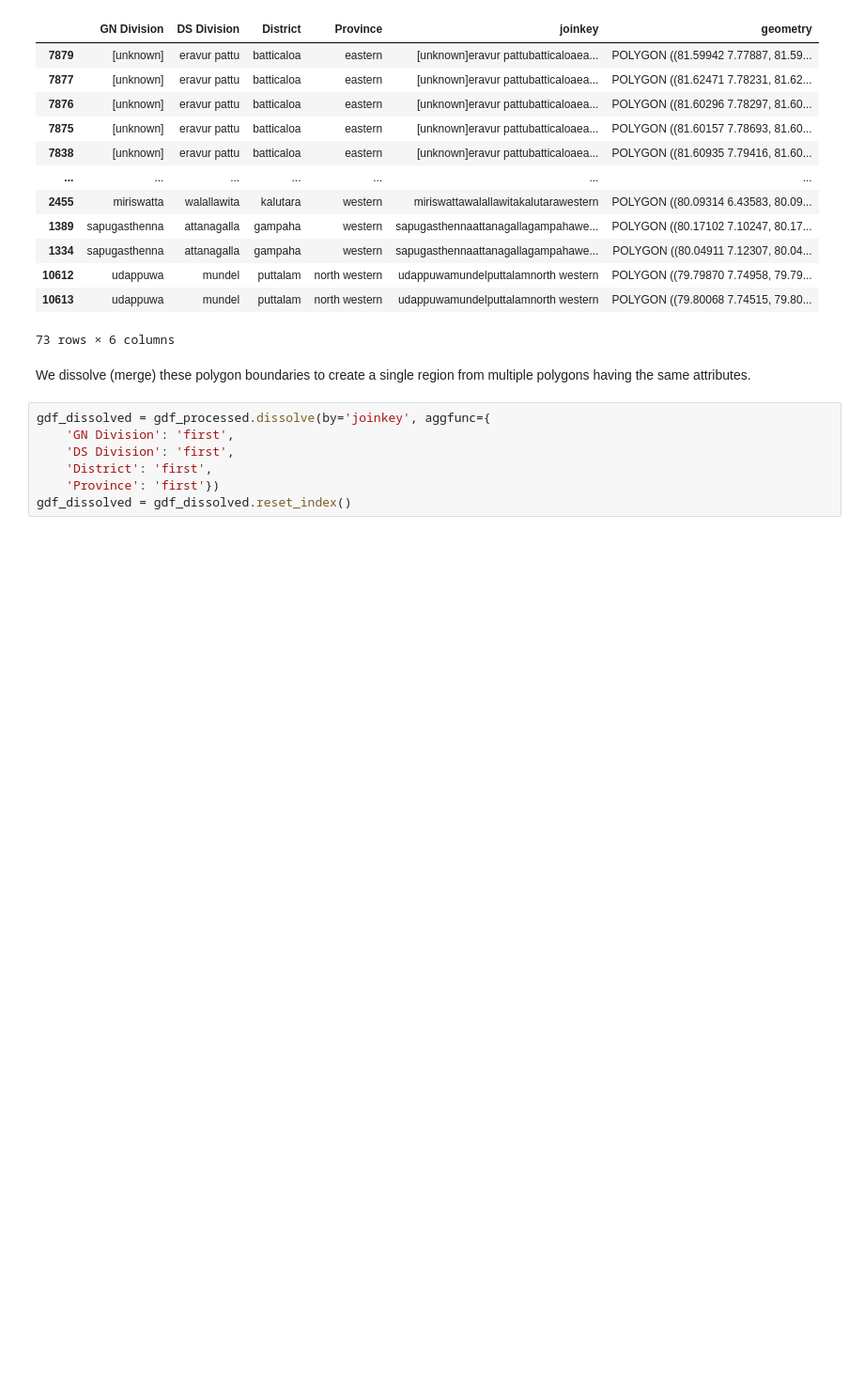
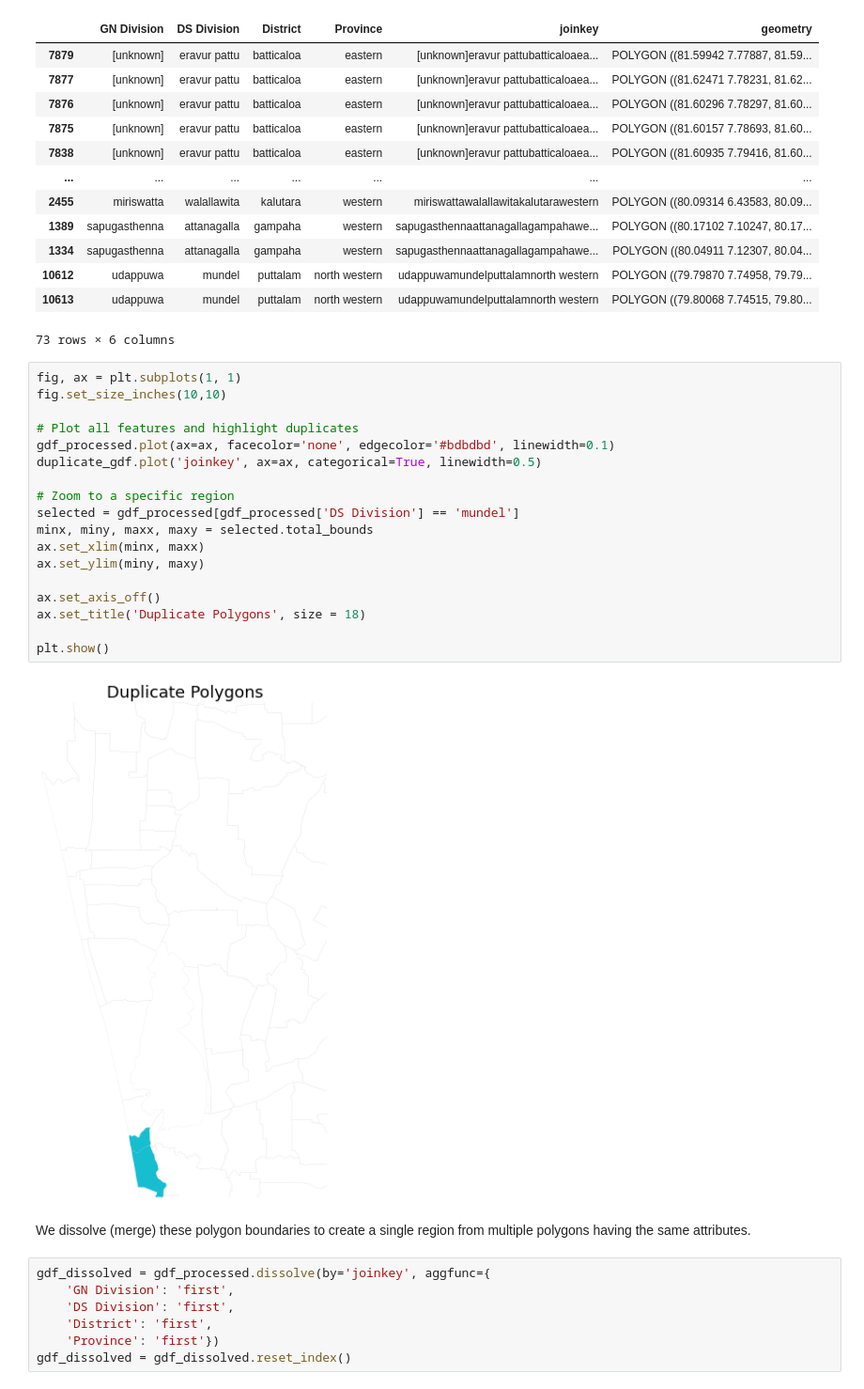
Before and after one commit to spatialthoughts/python-tutorials, a Jupyter notebook: performing_table_joins.ipynb, the cells around one changed output. Shown at 94% size. Cells and saved outputs as stored; diff of their text form; blank space fills up the shorter version.

```diff
--- a/performing_table_joins.ipynb
+++ b/performing_table_joins.ipynb
@@ -268,6 +268,26 @@ duplicate_gdf
 | 10612 | udappuwa | mundel | puttalam | north western | udappuwamundelputtalamnorth western | POLYGON ((79.79870 7.74958, 79.79... |
 | 10613 | udappuwa | mundel | puttalam | north western | udappuwamundelputtalamnorth western | POLYGON ((79.80068 7.74515, 79.80... |
 73 rows × 6 columns
+# %%
+fig, ax = plt.subplots(1, 1)
+fig.set_size_inches(10,10)
+
+# Plot all features and highlight duplicates
+gdf_processed.plot(ax=ax, facecolor='none', edgecolor='#bdbdbd', linewidth=0.1)
+duplicate_gdf.plot('joinkey', ax=ax, categorical=True, linewidth=0.5)
+
+# Zoom to a specific region
+selected = gdf_processed[gdf_processed['DS Division'] == 'mundel']
+minx, miny, maxx, maxy = selected.total_bounds
+ax.set_xlim(minx, maxx)
+ax.set_ylim(miny, maxy)
+
+ax.set_axis_off()
+ax.set_title('Duplicate Polygons', size = 18)
+
+plt.show()
+# %% [output]
+[figure, added]
 # %% [markdown]
 We dissolve (merge) these polygon boundaries to create a single region from multiple polygons having the same attributes.
 # %%
```
Also changed, not shown: parts of 7 cells of this notebook.
